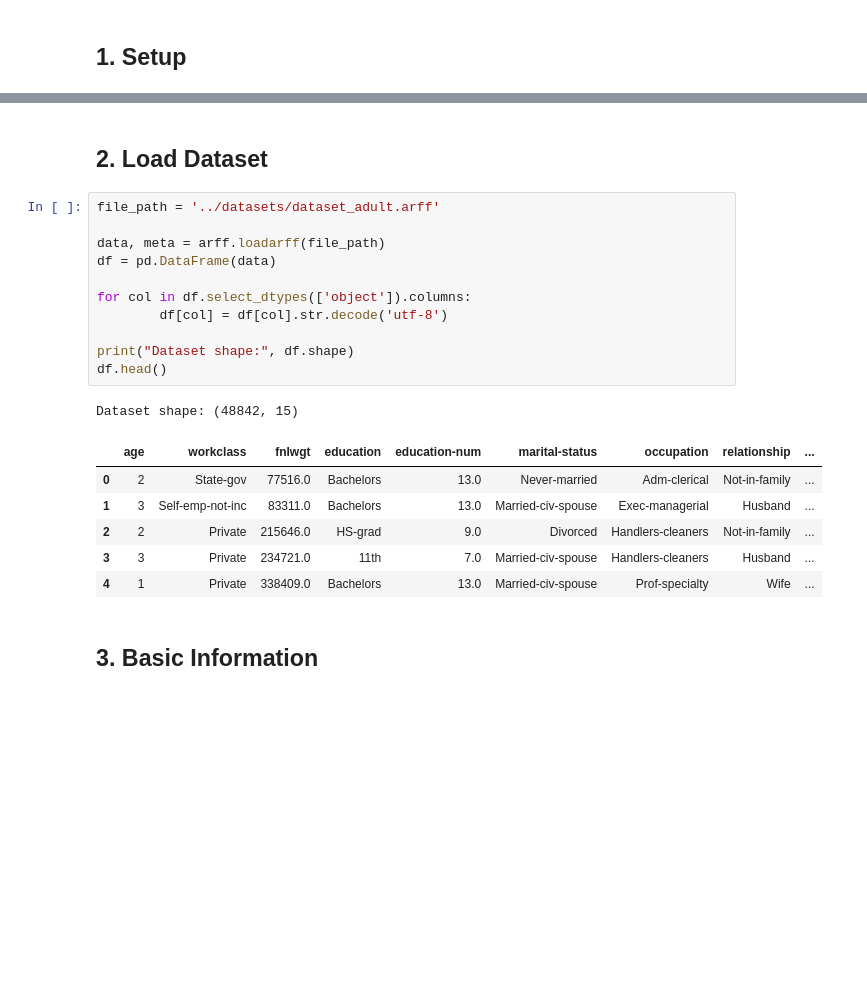
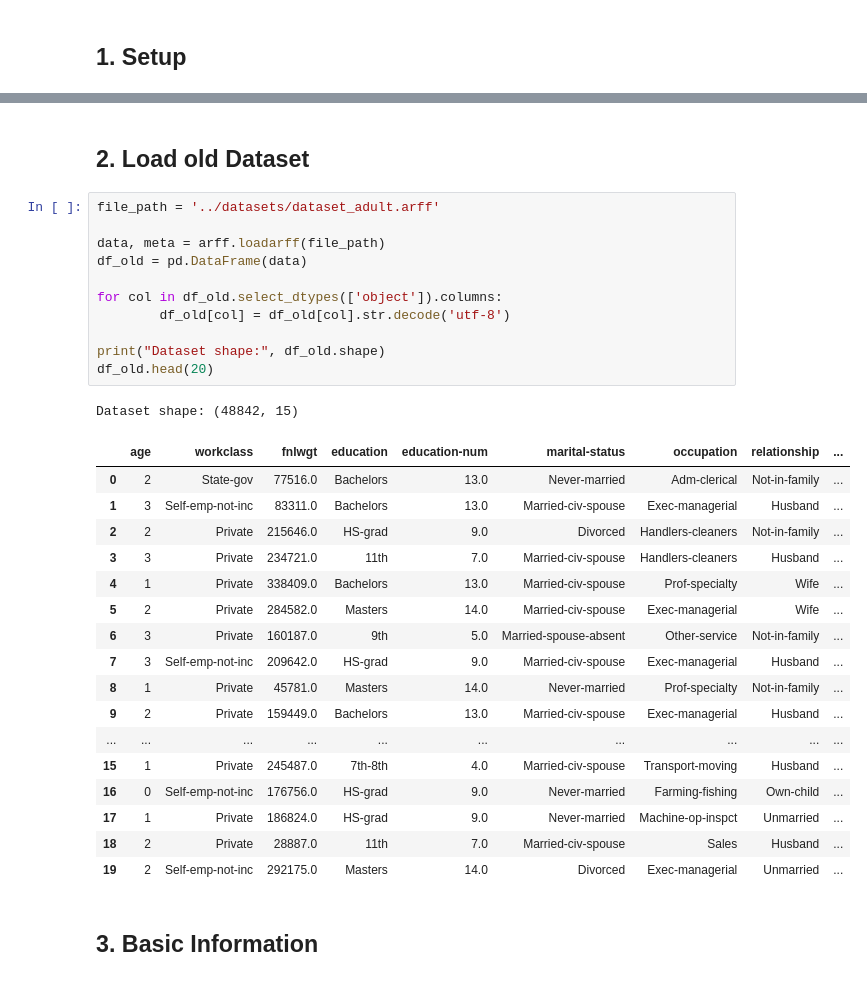
Before and after one commit to flotumm/TUWien-MLExercise, a Jupyter notebook: notebooks/adult_analysis.ipynb, the cells around one changed output, grey strips where cells are left out. Saved outputs shown, nothing was run; the diff lists cells and outputs as text; blank space fills up the shorter version.

```diff
--- a/notebooks/adult_analysis.ipynb
+++ b/notebooks/adult_analysis.ipynb
@@ -23,24 +68,35 @@ pd.set_option('display.max_columns', None)
 # %% [markdown]
-## 2. Load Dataset
+## 2. Load old Dataset
 # %%
 file_path = '../datasets/dataset_adult.arff'
 
 data, meta = arff.loadarff(file_path)
-df = pd.DataFrame(data)
+df_old = pd.DataFrame(data)
 
-for col in df.select_dtypes(['object']).columns:
-        df[col] = df[col].str.decode('utf-8')
+for col in df_old.select_dtypes(['object']).columns:
+        df_old[col] = df_old[col].str.decode('utf-8')
 
-print("Dataset shape:", df.shape)
-df.head()
+print("Dataset shape:", df_old.shape)
+df_old.head(20)
 # %% [output]
 Dataset shape: (48842, 15)
 |  | age | workclass | fnlwgt | education | education-num | marital-status | occupation | relationship | ... |
 | 0 | 2 | State-gov | 77516.0 | Bachelors | 13.0 | Never-married | Adm-clerical | Not-in-family | ... |
 | 1 | 3 | Self-emp-not-inc | 83311.0 | Bachelors | 13.0 | Married-civ-spouse | Exec-managerial | Husband | ... |
 | 2 | 2 | Private | 215646.0 | HS-grad | 9.0 | Divorced | Handlers-cleaners | Not-in-family | ... |
 | 3 | 3 | Private | 234721.0 | 11th | 7.0 | Married-civ-spouse | Handlers-cleaners | Husband | ... |
 | 4 | 1 | Private | 338409.0 | Bachelors | 13.0 | Married-civ-spouse | Prof-specialty | Wife | ... |
+| 5 | 2 | Private | 284582.0 | Masters | 14.0 | Married-civ-spouse | Exec-managerial | Wife | ... |
+| 6 | 3 | Private | 160187.0 | 9th | 5.0 | Married-spouse-absent | Other-service | Not-in-family | ... |
+| 7 | 3 | Self-emp-not-inc | 209642.0 | HS-grad | 9.0 | Married-civ-spouse | Exec-managerial | Husband | ... |
+| 8 | 1 | Private | 45781.0 | Masters | 14.0 | Never-married | Prof-specialty | Not-in-family | ... |
+| 9 | 2 | Private | 159449.0 | Bachelors | 13.0 | Married-civ-spouse | Exec-managerial | Husband | ... |
+| ... | ... | ... | ... | ... | ... | ... | ... | ... | ... |
+| 15 | 1 | Private | 245487.0 | 7th-8th | 4.0 | Married-civ-spouse | Transport-moving | Husband | ... |
+| 16 | 0 | Self-emp-not-inc | 176756.0 | HS-grad | 9.0 | Never-married | Farming-fishing | Own-child | ... |
+| 17 | 1 | Private | 186824.0 | HS-grad | 9.0 | Never-married | Machine-op-inspct | Unmarried | ... |
+| 18 | 2 | Private | 28887.0 | 11th | 7.0 | Married-civ-spouse | Sales | Husband | ... |
+| 19 | 2 | Self-emp-not-inc | 292175.0 | Masters | 14.0 | Divorced | Exec-managerial | Unmarried | ... |
 # %% [markdown]
 ## 3. Basic Information
 # %%
```
Also changed, not shown: parts of 7 cells of this notebook, 1 other file.
